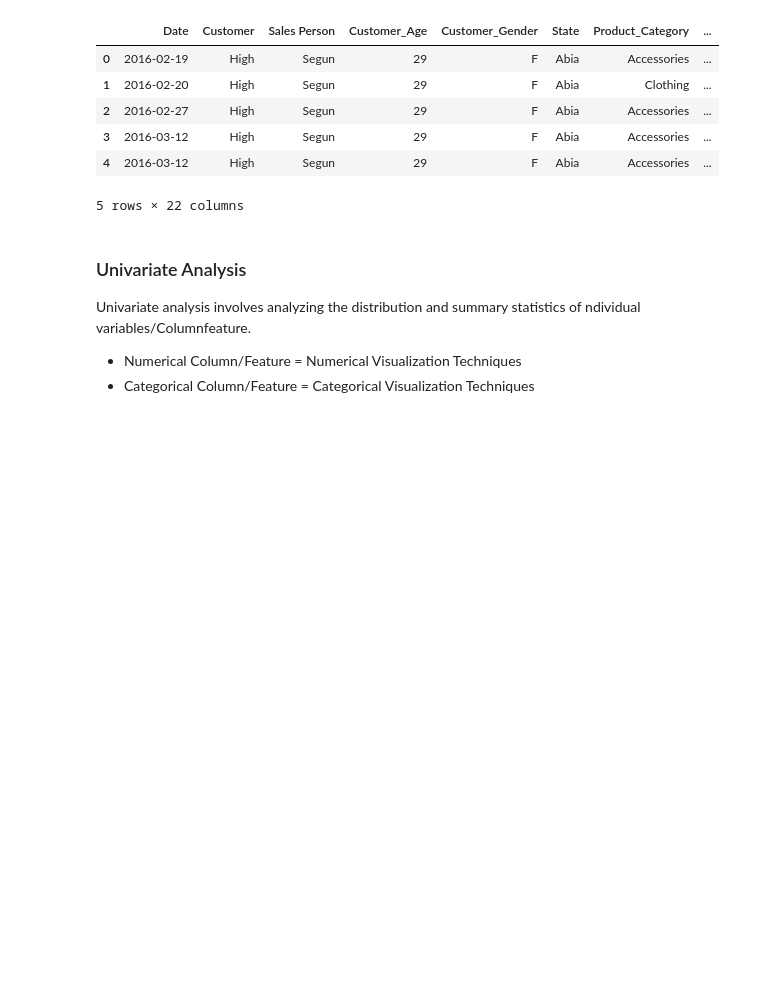
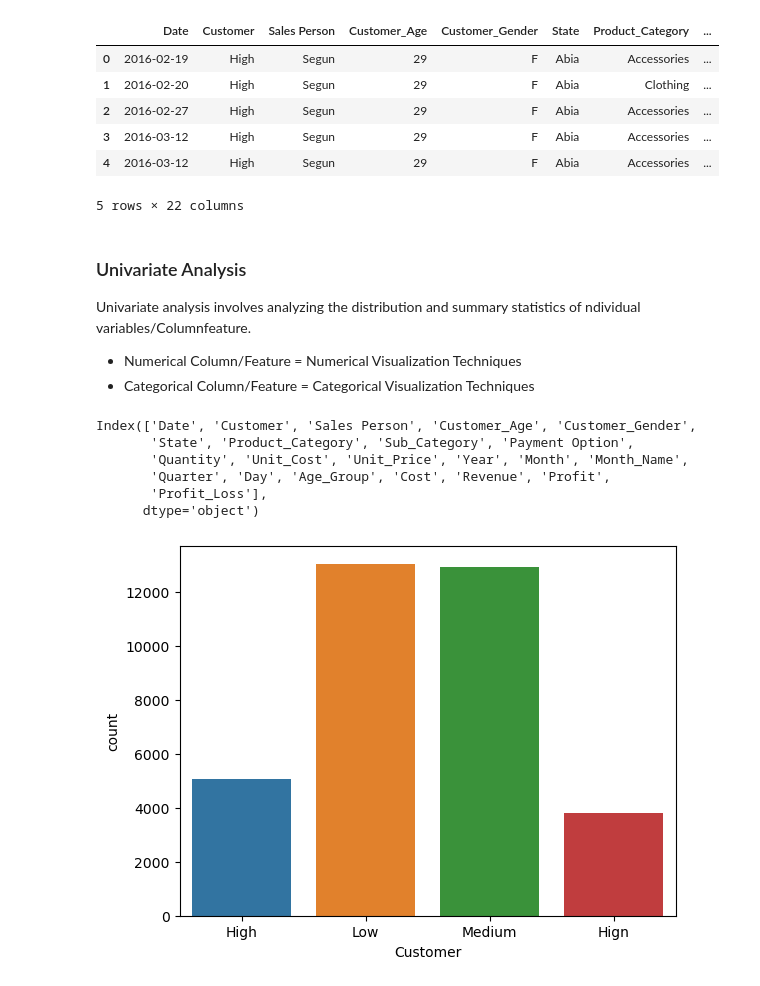
Before and after one commit to chemutai254/ML_Projects, a Jupyter notebook: EDA/Dune_Sales_Analysis.ipynb, the cells around one changed output. Saved outputs shown, nothing was run; the diff lists cells and outputs as text; code cells hidden in the pictures; blank space fills up the shorter version.

```diff
--- a/EDA/Dune_Sales_Analysis.ipynb
+++ b/EDA/Dune_Sales_Analysis.ipynb
@@ -248,3 +248,17 @@ df.head()
 Univariate analysis involves analyzing the distribution and summary statistics of ndividual variables/Columnfeature.
 - Numerical Column/Feature = Numerical Visualization Techniques
 - Categorical Column/Feature = Categorical Visualization Techniques
+# %%
+df.columns
+# %% [output]
+Index(['Date', 'Customer', 'Sales Person', 'Customer_Age', 'Customer_Gender',
+       'State', 'Product_Category', 'Sub_Category', 'Payment Option',
+       'Quantity', 'Unit_Cost', 'Unit_Price', 'Year', 'Month', 'Month_Name',
+       'Quarter', 'Day', 'Age_Group', 'Cost', 'Revenue', 'Profit',
+       'Profit_Loss'],
+      dtype='object')
+# %%
+# How many customers belong to each customer spec
+sns.countplot(x="Customer", data=df);
+# %% [output]
+[figure, added]
```
Also changed, not shown: parts of 12 cells of this notebook.
